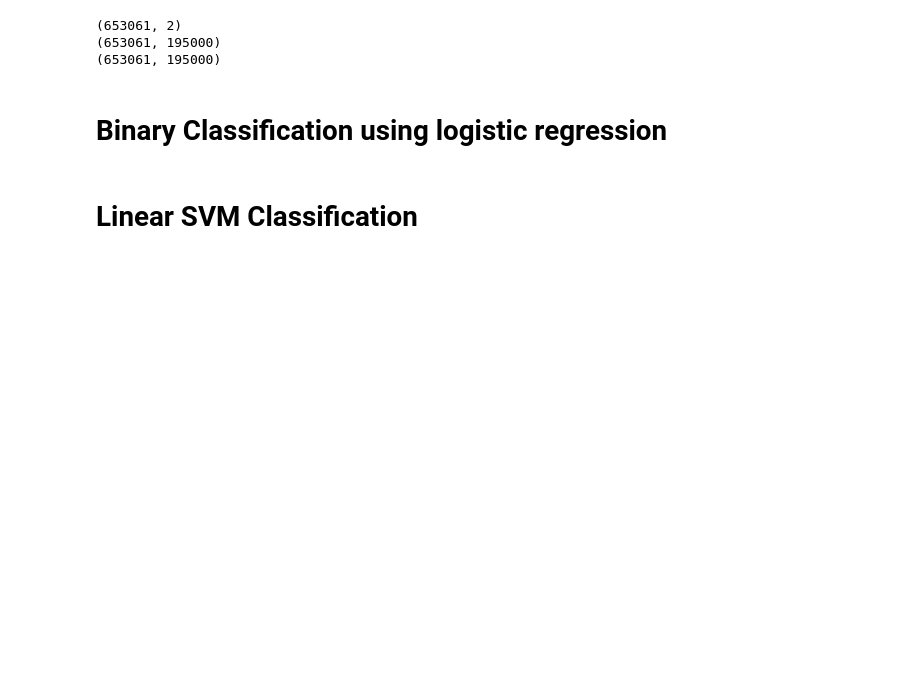
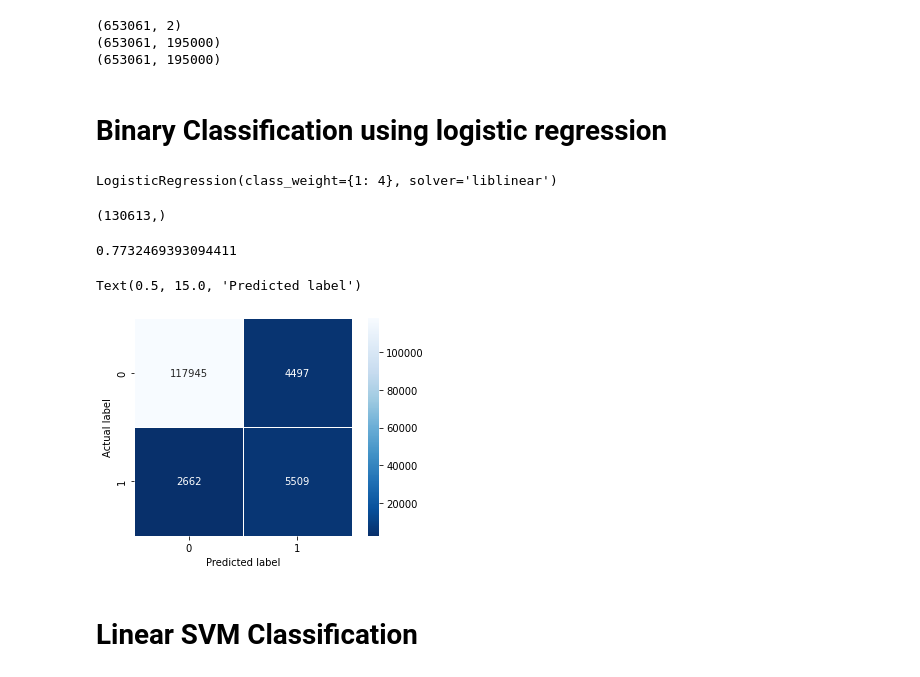
Before and after one commit to ManiNandadeep/AskRedditTrollDetection, a Jupyter notebook: troll_detector2.ipynb, the cells around one changed output. Drawn from its saved outputs; the diff is of its cells as text; code cells hidden in the pictures; blank space fills up the shorter version.

Commit message:
feat: added confusion matrix, submission pipeline. formated nb to PEP-8 conventions

```diff
--- a/troll_detector2.ipynb
+++ b/troll_detector2.ipynb
@@ -227,15 +250,29 @@ X_train,X_test,Y_train,Y_test = getTTData.testTrainSplit()
 # %% [markdown]
 # Binary Classification using logistic regression
 # %%
-# from sklearn.linear_model import LogisticRegression
-# lrModel = LogisticRegression(solver='liblinear',class_weight={1:4})
-# lrModel.fit(X_train, Y_train)
+lrModel = LogisticRegression(solver="liblinear", class_weight={1: 4})
+lrModel.fit(X_train, Y_train)
+# %% [output]
+LogisticRegression(class_weight={1: 4}, solver='liblinear')
 # %%
-# y_actual = Y_test
-# cv_preds = lrModel.predict(X_test)
-# print(cv_preds.shape)
-# from sklearn.metrics import fbeta_score
-# fbeta_score(y_actual, cv_preds, average='macro', beta=0.5)
+y_actual = Y_test
+cv_preds = lrModel.predict(X_test)
+print(cv_preds.shape)
+from sklearn.metrics import fbeta_score
+
+fbeta_score(y_actual, cv_preds, average="macro", beta=0.5)
+# %% [output]
+(130613,)
+0.7732469393094411
+# %%
+# use sns to plot the confusion matrix
+cm = confusion_matrix(y_actual, cv_preds)
+sns.heatmap(cm, annot=True, fmt=".0f", linewidths=0.5, square=True, cmap="Blues_r")
+plt.ylabel("Actual label")
+plt.xlabel("Predicted label")
+# %% [output]
+Text(0.5, 15.0, 'Predicted label')
+[figure, added]
 # %% [markdown]
 # Linear SVM Classification
 # %%
```
Also changed, not shown: parts of 20 cells of this notebook, 1 other file.
